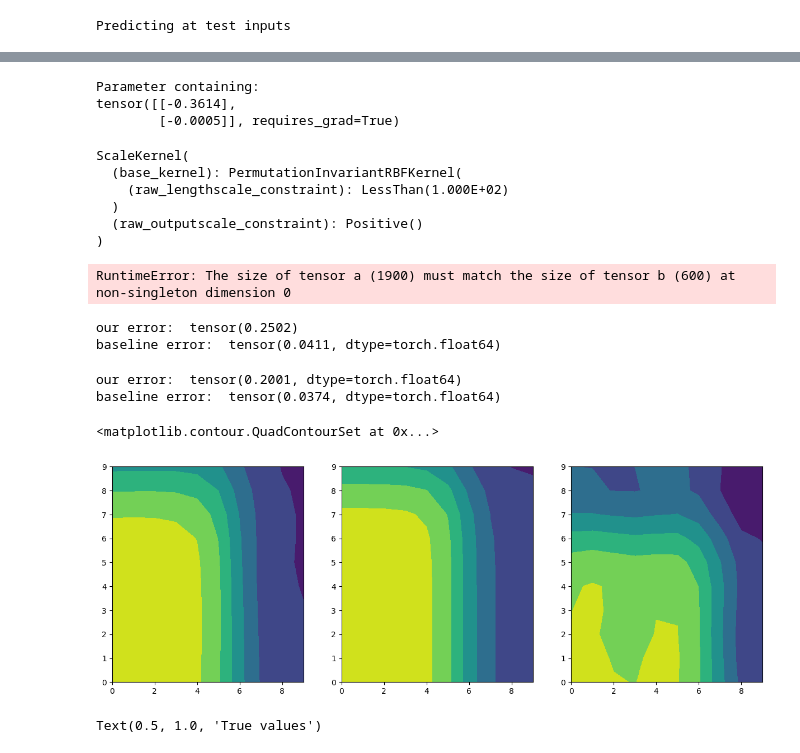
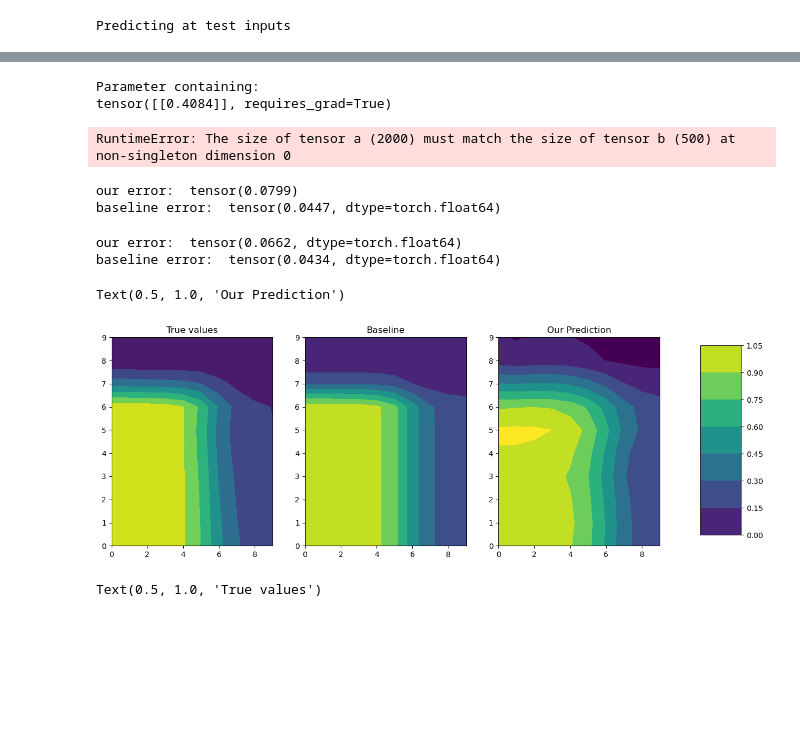
Before and after one commit to ltronneb/pimogp, a Jupyter notebook: notebooks/Optimising_Optimisation.ipynb, the cells around one changed output, grey strips where cells are left out. Drawn from its saved outputs; the diff is of its cells as text; code cells hidden in the pictures; blank space fills up the shorter version.

```diff
--- a/notebooks/Optimising_Optimisation.ipynb
+++ b/notebooks/Optimising_Optimisation.ipynb
@@ -61,9 +62,7 @@ train
 # %%
 # Will focus on a single cell line, A2058
-cell_line = "A2058"
-train = train[train['cell_line'] == cell_line]
-#train = train.iloc[0:5000]
-test = test[test['cell_line'] == cell_line]
-#test = test.iloc[0:5000]
+cell_line = np.array(["A2058"])
+train = train[train['cell_line'].isin(cell_line)]
+test = test[test['cell_line'].isin(cell_line)]
 y_train, X_train, train_indices, train_noise, train_weights = prepdata(train, targets, predtarget,num_latents=256)
 y_test, X_test, test_indices, test_noise, test_weights = prepdata(test, targets, predtarget,num_latents=256)
@@ -86,8 +101,8 @@ torch.Size([600, 514])
 # %%
 G = 1
-num_latents = 2
+num_latents = 1
 num_inducing = 500
-batch_size = 256
+batch_size = 32
 num_tasks = train_indices.max()+1
 num_epochs = 400
 initial_lr = 0.01
@@ -157,7 +156,7 @@ class TestModel(gpytorch.models.ApproximateGP):
 
 
         covar_module = gpytorch.kernels.ScaleKernel(PermutationInvariantRBFKernel(permutation=permutation,permute_forward=True,
-                                                     ard_num_dims=514,lengthscale_constraint=gpytorch.constraints.LessThan(100.0)))
+                                                     ard_num_dims=514))
 
         # Initialise the lengthscales
         div = torch.zeros([514])
@@ -405,12 +403,12 @@ with torch.no_grad(), gpytorch.settings.cholesky_max_tries(12):
     for x_batch, task_batch in minibatch_iter:
         predictions = (model(x_batch, task_indices=task_batch))
         mean = predictions.mean
-        var = predictions.variance
+        var = predictions.covariance_matrix
         yhat.append(mean)
         yvar.append(var)
 
 
 yhat_vector = torch.cat(yhat, 0)
-yvar_vector = torch.cat(yvar,0)
+#yvar_vector = torch.cat(yvar,0)
 # %% [output]
 Predicting at test inputs
@@ -448,55 +450,52 @@ tensor([ 0.9909,  0.9922,  0.9875,  1.0132,  1.0297,  0.9325,  0.6659,  0.3192,
 model.variational_strategy.lmc_coefficients
 # %% [output]
 Parameter containing:
-tensor([[-0.3614],
-        [-0.0005]], requires_grad=True)
+tensor([[0.4084]], requires_grad=True)
-# %%
-model.covar_module
-# %% [output]
-ScaleKernel(
-  (base_kernel): PermutationInvariantRBFKernel(
-    (raw_lengthscale_constraint): LessThan(1.000E+02)
-  )
-  (raw_outputscale_constraint): Positive()
-)
 # %%
 print("our error: ",(y_train - yhat_vector).square().mean().sqrt())
 print("baseline error: ",(y_train-torch.tensor(train["p0Mean"].values)).square().mean().sqrt())
 # %% [output]
-RuntimeError: The size of tensor a (1900) must match the size of tensor b (600) at non-singleton dimension 0
+RuntimeError: The size of tensor a (2000) must match the size of tensor b (500) at non-singleton dimension 0
 # %%
 print("our error: ",(y_test - yhat_vector).square().mean().sqrt())
 print("baseline error: ",(y_test-torch.tensor(test["p0Mean"].values)).square().mean().sqrt())
 # %% [output]
-our error:  tensor(0.2502)
-baseline error:  tensor(0.0411, dtype=torch.float64)
+our error:  tensor(0.0799)
+baseline error:  tensor(0.0447, dtype=torch.float64)
 # %%
-start = 100
+start = 300
 end = start + 100
 
 fhat = yhat_vector[start:end].reshape(10,10)
 var = yvar_vector[start:end].reshape(10,10)
-f = torch.tensor(train.iloc[start:end,7].values).reshape(10,10)
-p0 = torch.tensor(train.iloc[start:end,9].values).reshape(10,10)
+f = torch.tensor(test.iloc[start:end,7].values).reshape(10,10)
+p0 = torch.tensor(test.iloc[start:end,9].values).reshape(10,10)
 print("our error: ",(fhat-f).square().mean().sqrt())
 print("baseline error: ",(p0-f).square().mean().sqrt())
 
+# Compute shared vmin/vmax
+vmin = torch.min(torch.stack([f.min(), p0.min(), fhat.min()])).item()
+vmax = torch.max(torch.stack([f.max(), p0.max(), fhat.max()])).item()
+
+
+
 fig, axes = plt.subplots(nrows=1, ncols=3,figsize=(15, 5))
+im = axes[0].contourf(f, vmin=vmin, vmax=vmax)
 axes[0].contourf(f)
-axes[1].contourf(p0)
-axes[2].contourf(fhat)
-#fig.subplots_adjust(right=0.8)
-#cbar_ax = fig.add_axes([0.85, 0.15, 0.05, 0.7])
-#fig.colorbar(im,cax=cbar_ax)
+axes[1].contourf(p0, vmin=vmin, vmax=vmax)
+axes[2].contourf(fhat, vmin=vmin, vmax=vmax)
+fig.subplots_adjust(right=0.8)
+cbar_ax = fig.add_axes([0.85, 0.15, 0.05, 0.7])
+fig.colorbar(im,cax=cbar_ax)
 
-#axes[0].set_title("True values")
-#axes[1].set_title("Baseline")
-#axes[2].set_title("Our Prediction")
+axes[0].set_title("True values")
+axes[1].set_title("Baseline")
+axes[2].set_title("Our Prediction")
 # %% [output]
-our error:  tensor(0.2001, dtype=torch.float64)
-baseline error:  tensor(0.0374, dtype=torch.float64)
+our error:  tensor(0.0662, dtype=torch.float64)
+baseline error:  tensor(0.0434, dtype=torch.float64)
-<matplotlib.contour.QuadContourSet at 0x...>
+Text(0.5, 1.0, 'Our Prediction')
-[figure, old version]
+[figure, new version]
 # %%
 fig, axes = plt.subplots(nrows=1, ncols=1,figsize=(15, 5))
 axes.contourf(f)
```
Also changed, not shown: parts of 22 cells of this notebook, 1 other file.
